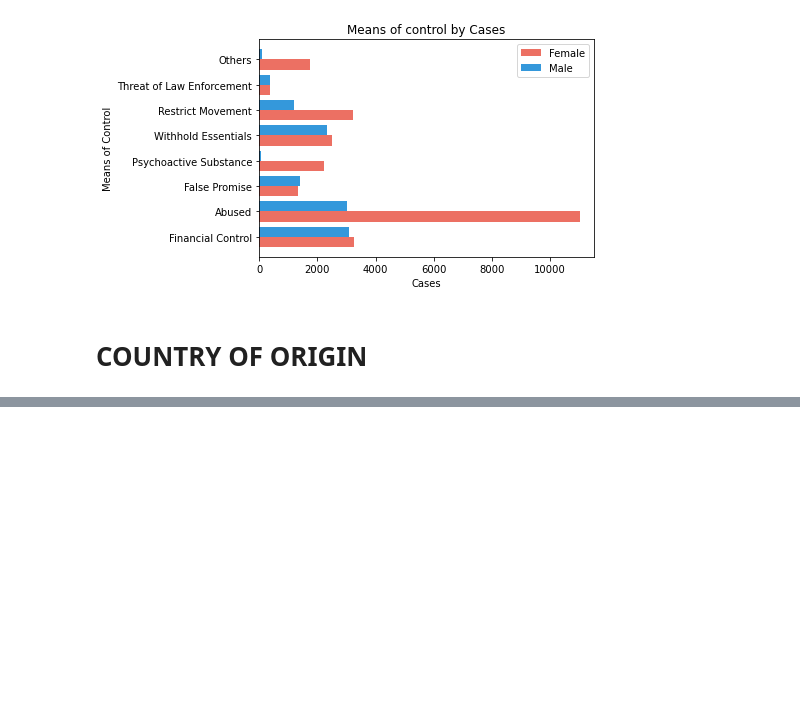
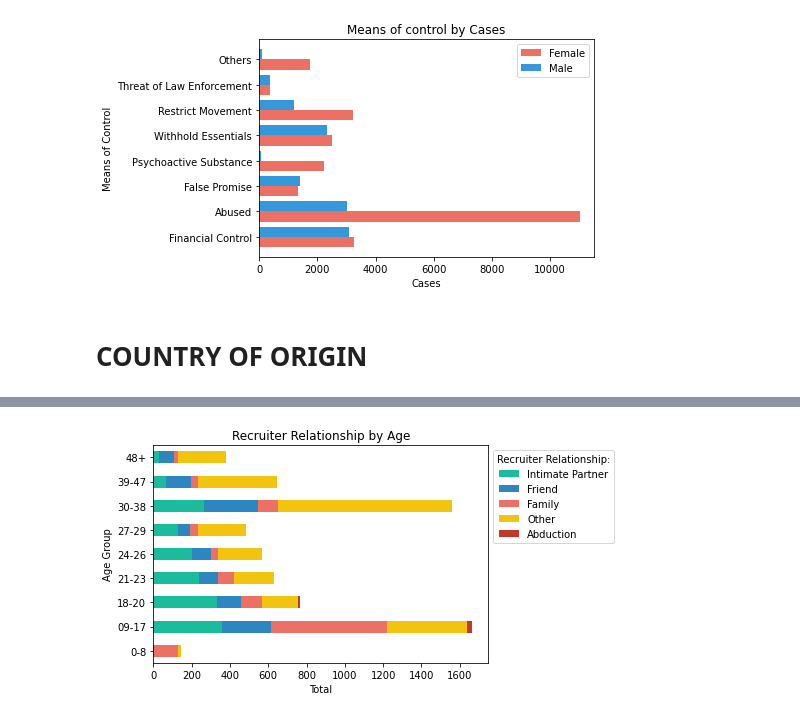
Before and after one commit to saronraut/Human-Trafficking-Awareness, a Jupyter notebook: saron_working_file/Saron-trafficking.ipynb, the cells around one changed output, grey strips where cells are left out. Saved outputs shown, nothing was run; the diff lists cells and outputs as text; code cells hidden in the pictures; blank space fills up the shorter version.

```diff
--- a/saron_working_file/Saron-trafficking.ipynb
+++ b/saron_working_file/Saron-trafficking.ipynb
@@ -674,0 +737,20 @@ female_origin_df
+# %%
+#dropping the unknonw values from the columns
+rr_df_test = rr_df2.drop(columns=["Unknown"])
+
+#dropping extra data from the df and resetting the columns
+rr_df_test = rr_df_test.reset_index()
+rr_df_test =rr_df_test.drop(columns=["index"])
+rr_df_test = rr_df_test.set_index("Age Group")
+rr_df_test = rr_df_test.drop(columns=["ageBroad"])
+
+#assign colors to labels for Recruitment, the orders is based on order of list
+color =['#1ABC9C', '#2E86C1', '#EC7063', '#F1C40F', '#C0392B']
+rr_df_test.plot(kind="barh",stacked=True, color= color)
+plt.legend(title= "Recruiter Relationship:",bbox_to_anchor=(1, 1))
+plt.xlabel("Total")
+plt.title("Recruiter Relationship by Age")
+
+plt.savefig("png/Recruitment", bbox_inches='tight')
+# %% [output]
+[figure, added]
```
Also changed, not shown: parts of 7 cells of this notebook, 3 other files.
